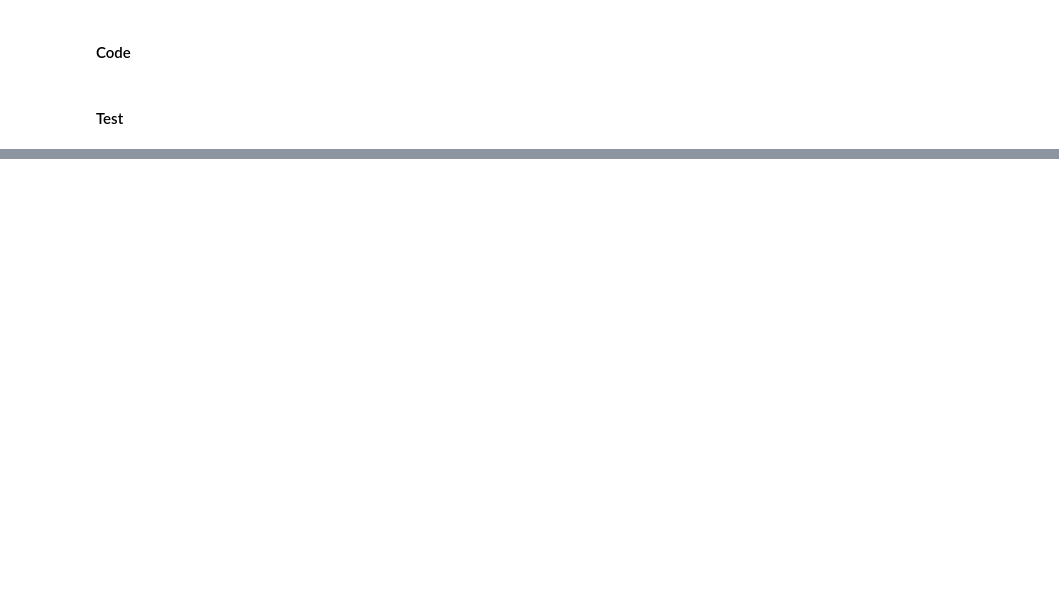
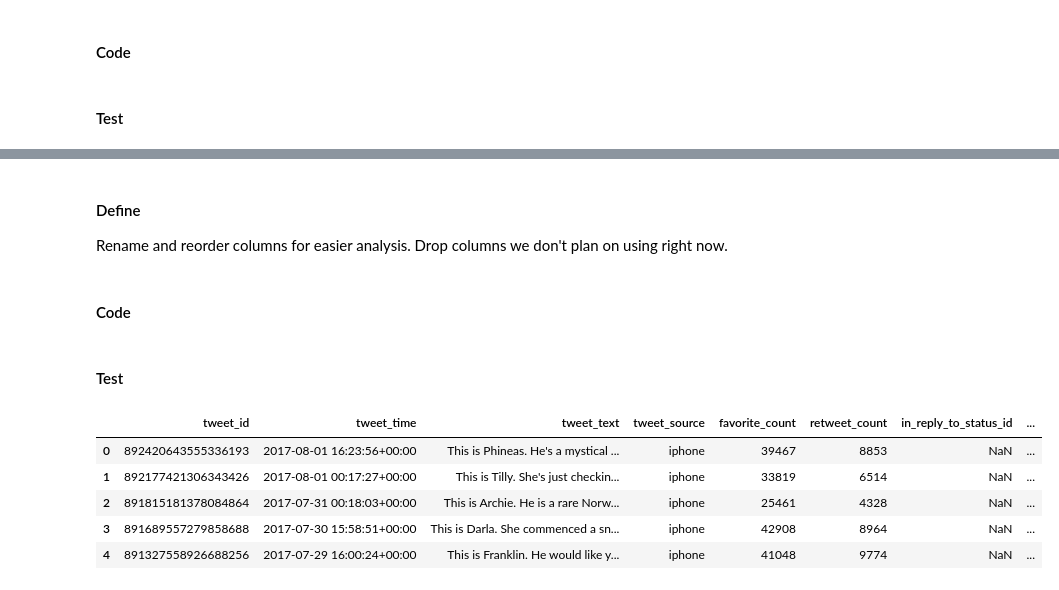
Before and after one commit to sdmccaul/udacity-projects-wrangle, a Jupyter notebook: wrangle_act.ipynb, the cells around one changed output, grey strips where cells are left out. Cells and saved outputs as stored; diff of their text form; code cells hidden in the pictures; blank space fills up the shorter version.

```diff
--- a/wrangle_act.ipynb
+++ b/wrangle_act.ipynb
@@ -394,0 +811,5 @@ twitter_json
+# %%
+tw_copy.retweeted_status_id = tw_copy.retweeted_status_id.astype('Int64')
+tw_copy.retweeted_status_user_id = tw_copy.retweeted_status_user_id.astype('Int64')
+tw_copy.in_reply_to_status_id = tw_copy.in_reply_to_status_id.astype('Int64')
+tw_copy.in_reply_to_user_id = tw_copy.in_reply_to_user_id.astype('Int64')
@@ -394,0 +850,5 @@ twitter_json
+# %%
+first_pred = img_prd[ [ 'tweet_id', 'p1', 'p1_conf', 'p1_dog']].copy()
+first_pred = first_pred[ first_pred.p1_dog == True ]
+first_pred = first_pred.drop(columns=['p1_dog'])
+tw_mrg1 = pd.merge(tw_copy, first_pred, on='tweet_id', how='outer')
@@ -394,0 +875,6 @@ twitter_json
+# %%
+api_counts = api_df[ [ 'id', 'favorite_count', 'retweet_count' ]].copy()
+api_counts.rename(columns={'id':'tweet_id'}, inplace=True)
+tw_merged = pd.merge(tw_mrg1, api_counts, on='tweet_id', how='outer')
+tw_merged.favorite_count = tw_merged.favorite_count.astype('Int64')
+tw_merged.retweet_count = tw_merged.retweet_count.astype('Int64')
@@ -394,0 +892,36 @@ twitter_json
+# %% [markdown]
+#### Define
+Rename and reorder columns for easier analysis. Drop columns we don't plan on using right now.
+# %% [markdown]
+#### Code
+# %%
+tw_merged = tw_merged.drop(columns='expanded_urls')
+col_names = {
+    'source': 'tweet_source',
+    'text': 'tweet_text',
+    'p1': 'predicted_breed',
+    'p1_conf': 'breed_conf',
+    'name': 'dog_name',
+    'rating_numerator': 'dog_numer',
+    'rating_denominator': 'dog_denom',
+    'rating_score': 'dog_rating',
+}
+tw_merged.rename(columns=col_names, inplace=True)
+
+col_order = [ 'tweet_id', 'tweet_time', 'tweet_text', 'tweet_source',
+            'favorite_count', 'retweet_count', 'in_reply_to_status_id', 'in_reply_to_user_id',
+            'retweeted_status_id', 'retweeted_status_user_id', 'retweeted_time',
+            'dog_name', 'dog_stage', 'dog_numer', 'dog_denom', 'dog_rating',
+            'predicted_breed', 'breed_conf' ]
+tw_merged = tw_merged.reindex(columns=col_order)
+# %% [markdown]
+#### Test
+# %%
+tw_merged.head()
+# %% [output]
+|  | tweet_id | tweet_time | tweet_text | tweet_source | favorite_count | retweet_count | in_reply_to_status_id | ... |
+| 0 | 892420643555336193 | 2017-08-01 16:23:56+00:00 | This is Phineas. He's a mystical ... | iphone | 39467 | 8853 | NaN | ... |
+| 1 | 892177421306343426 | 2017-08-01 00:17:27+00:00 | This is Tilly. She's just checkin... | iphone | 33819 | 6514 | NaN | ... |
+| 2 | 891815181378084864 | 2017-07-31 00:18:03+00:00 | This is Archie. He is a rare Norw... | iphone | 25461 | 4328 | NaN | ... |
+| 3 | 891689557279858688 | 2017-07-30 15:58:51+00:00 | This is Darla. She commenced a sn... | iphone | 42908 | 8964 | NaN | ... |
+| 4 | 891327558926688256 | 2017-07-29 16:00:24+00:00 | This is Franklin. He would like y... | iphone | 41048 | 9774 | NaN | ... |
```
Also changed, not shown: parts of 84 cells of this notebook.
